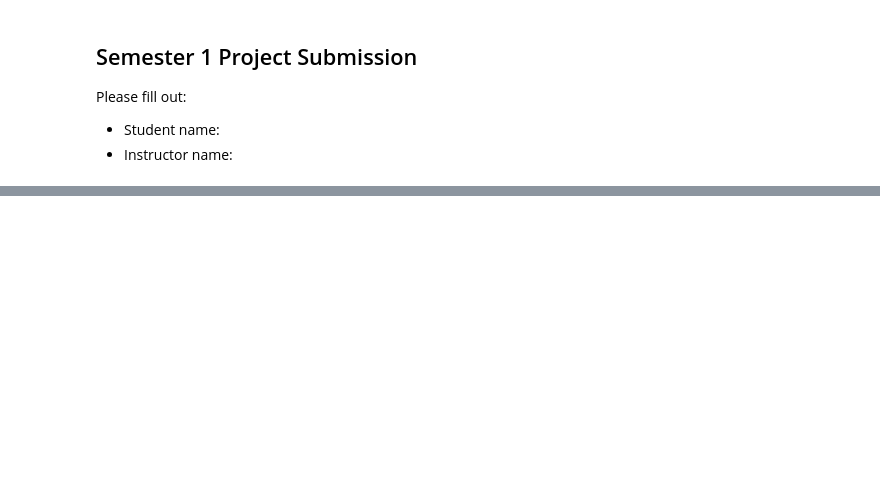
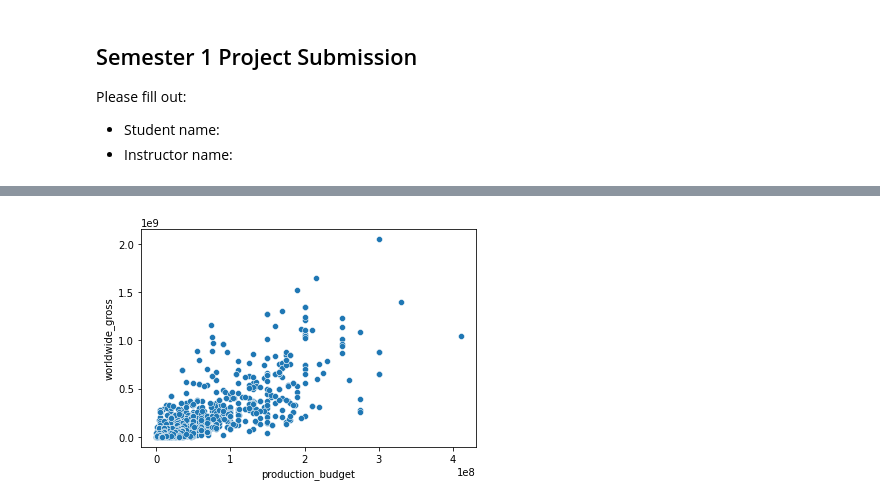
Before and after one commit to jacrivera/AI-Academy-Semester-1-Capstone-Group-5, a Jupyter notebook: student.ipynb, the cells around one changed output, grey strips where cells are left out. Cells and saved outputs as stored; diff of their text form; code cells hidden in the pictures; blank space fills up the shorter version.

```diff
--- a/student.ipynb
+++ b/student.ipynb
@@ -48,0 +164,6 @@ movies_and_rating.set_index("movie")
+# %%
+sns.scatterplot(x="production_budget",
+y="worldwide_gross",
+data=movies_and_rating);
+# %% [output]
+[figure, added]
```
Also changed, not shown: parts of 20 cells of this notebook.
